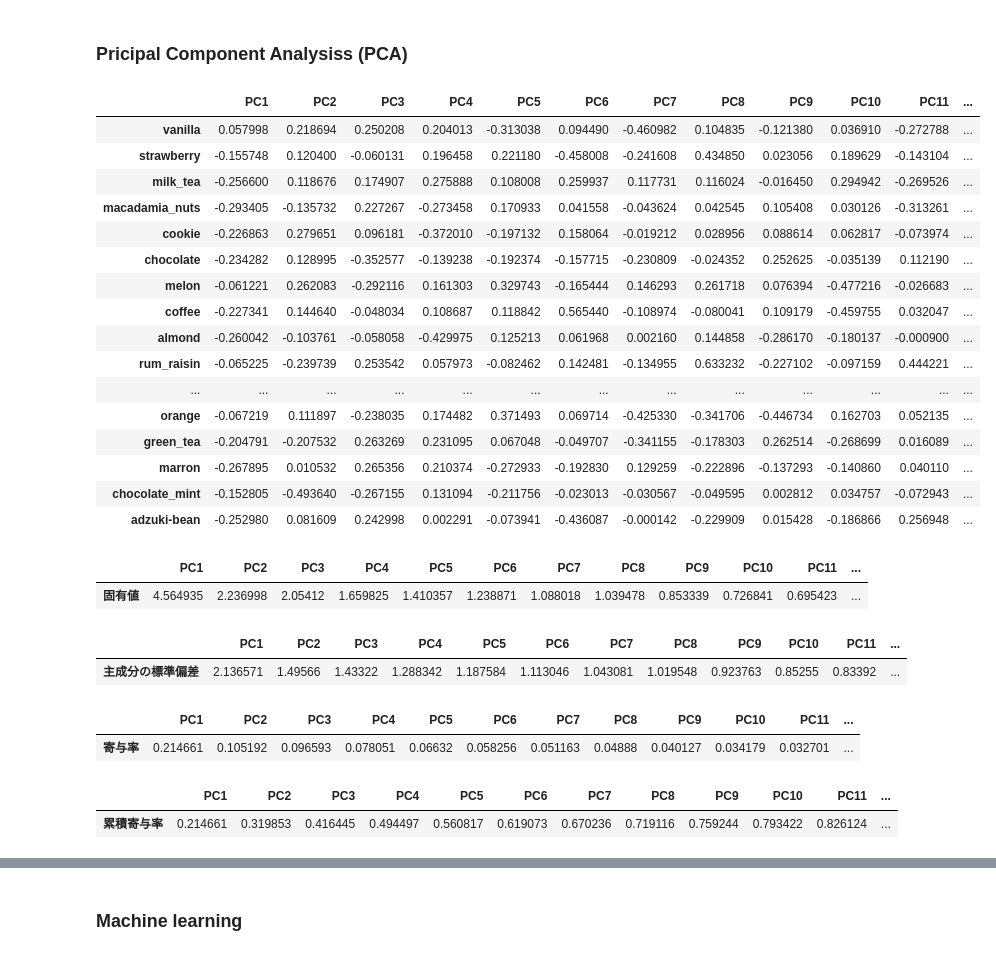
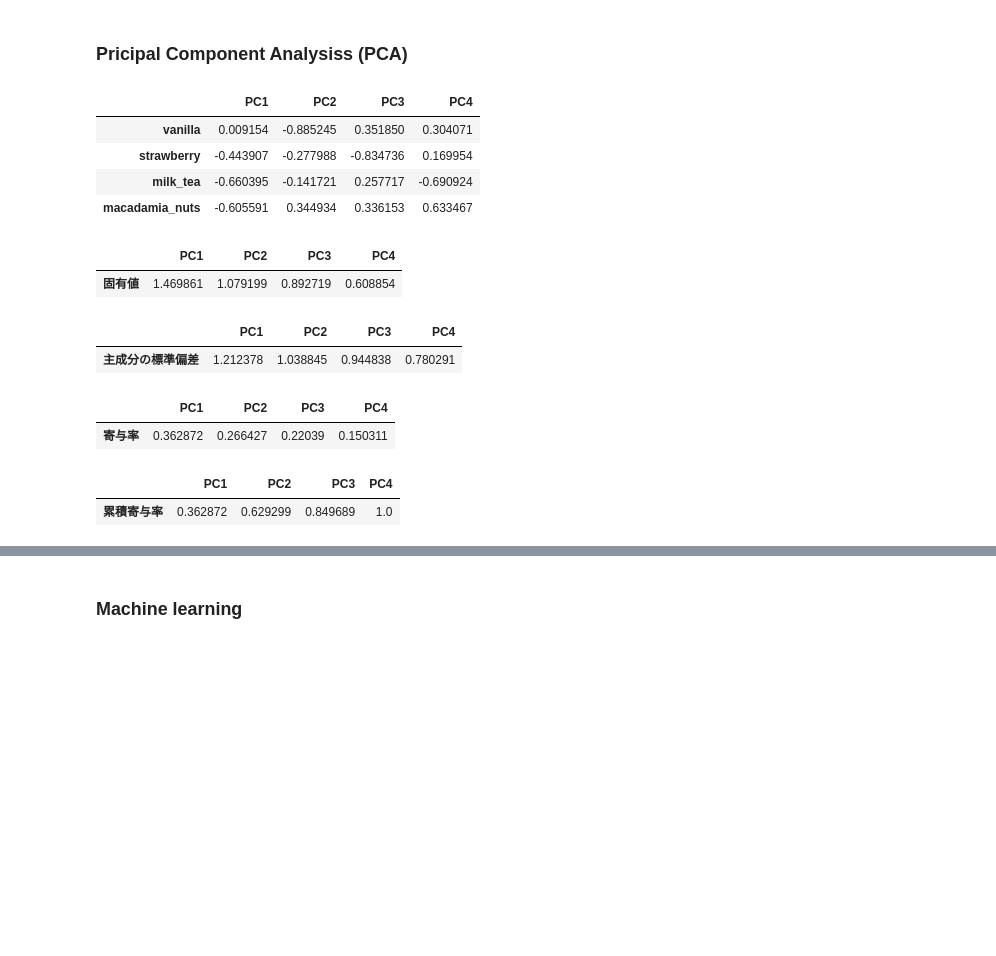
Before and after one commit to mae-commits/Statistics_study, a Jupyter notebook: Icecream_questionaire.ipynb, the cells around one changed output, grey strips where cells are left out. Saved outputs shown, nothing was run; the diff lists cells and outputs as text; code cells hidden in the pictures; blank space fills up the shorter version.

```diff
--- a/Icecream_questionaire.ipynb
+++ b/Icecream_questionaire.ipynb
@@ -44,3 +44,9 @@ array([[<Axes: title={'center': 'gender'}>,
         <Axes: title={'center': 'chocolate_mint'}>,
         <Axes: title={'center': 'adzuki-bean'}>]], dtype=object)
 [figure]
+# %%
+df['class'] = [0 if i == 1 else 1 for i in df['gender'].tolist()]
+color_codes = {0:'#0000FF', 1:'#FF0000'}
+colors = [color_codes[x] for x in df['class'].tolist()]
+
+plotting.scatter_matrix(df.dropna(axis=1)[df.columns[4:11]], figsize=(20,20), color=colors)
@@ -143,13 +168,13 @@ from sklearn.discriminant_analysis import QuadraticDiscriminantAnalysis as QDA #
 # Standardization
 
 std_sc = StandardScaler()
-std_sc.fit(df.iloc[:, 4:25])
-std_data = std_sc.transform(df.iloc[:, 4:25])
-std_data_df = pd.DataFrame(std_data, columns=df.columns[4:25])
+std_sc.fit(df.iloc[:, 4:8])
+std_data = std_sc.transform(df.iloc[:, 4:8])
+std_data_df = pd.DataFrame(std_data, columns=df.columns[4:8])
 # display(std_data_df)
 
 # Principal component analysis
-n_components = 20
+n_components = 4
 pca = PCA(n_components=n_components)
 pca.fit(std_data_df)
 
@@ -160,56 +185,44 @@ pca_cor = pca.transform(std_data_df)
 # pca.get_covariance()# Variance and Covariance matrix.
 # %%
 # Display the eigenvalue vector matrix.
-eig_vec = pd.DataFrame(pca.components_.T, index=df.columns[4:25], \
+eig_vec = pd.DataFrame(pca.components_.T, index=df.columns[4:8], \
     columns=["PC{}".format(x + 1) for x in range(n_components)])
 display(eig_vec)
 # %% [output]
-|  | PC1 | PC2 | PC3 | PC4 | PC5 | PC6 | PC7 | PC8 | PC9 | PC10 | PC11 | ... |
-| vanilla | 0.057998 | 0.218694 | 0.250208 | 0.204013 | -0.313038 | 0.094490 | -0.460982 | 0.104835 | -0.121380 | 0.036910 | -0.272788 | ... |
-| strawberry | -0.155748 | 0.120400 | -0.060131 | 0.196458 | 0.221180 | -0.458008 | -0.241608 | 0.434850 | 0.023056 | 0.189629 | -0.143104 | ... |
-| milk_tea | -0.256600 | 0.118676 | 0.174907 | 0.275888 | 0.108008 | 0.259937 | 0.117731 | 0.116024 | -0.016450 | 0.294942 | -0.269526 | ... |
-| macadamia_nuts | -0.293405 | -0.135732 | 0.227267 | -0.273458 | 0.170933 | 0.041558 | -0.043624 | 0.042545 | 0.105408 | 0.030126 | -0.313261 | ... |
-| cookie | -0.226863 | 0.279651 | 0.096181 | -0.372010 | -0.197132 | 0.158064 | -0.019212 | 0.028956 | 0.088614 | 0.062817 | -0.073974 | ... |
-| chocolate | -0.234282 | 0.128995 | -0.352577 | -0.139238 | -0.192374 | -0.157715 | -0.230809 | -0.024352 | 0.252625 | -0.035139 | 0.112190 | ... |
-| melon | -0.061221 | 0.262083 | -0.292116 | 0.161303 | 0.329743 | -0.165444 | 0.146293 | 0.261718 | 0.076394 | -0.477216 | -0.026683 | ... |
-| coffee | -0.227341 | 0.144640 | -0.048034 | 0.108687 | 0.118842 | 0.565440 | -0.108974 | -0.080041 | 0.109179 | -0.459755 | 0.032047 | ... |
-| almond | -0.260042 | -0.103761 | -0.058058 | -0.429975 | 0.125213 | 0.061968 | 0.002160 | 0.144858 | -0.286170 | -0.180137 | -0.000900 | ... |
-| rum_raisin | -0.065225 | -0.239739 | 0.253542 | 0.057973 | -0.082462 | 0.142481 | -0.134955 | 0.633232 | -0.227102 | -0.097159 | 0.444221 | ... |
-| ... | ... | ... | ... | ... | ... | ... | ... | ... | ... | ... | ... | ... |
-| orange | -0.067219 | 0.111897 | -0.238035 | 0.174482 | 0.371493 | 0.069714 | -0.425330 | -0.341706 | -0.446734 | 0.162703 | 0.052135 | ... |
-| green_tea | -0.204791 | -0.207532 | 0.263269 | 0.231095 | 0.067048 | -0.049707 | -0.341155 | -0.178303 | 0.262514 | -0.268699 | 0.016089 | ... |
-| marron | -0.267895 | 0.010532 | 0.265356 | 0.210374 | -0.272933 | -0.192830 | 0.129259 | -0.222896 | -0.137293 | -0.140860 | 0.040110 | ... |
-| chocolate_mint | -0.152805 | -0.493640 | -0.267155 | 0.131094 | -0.211756 | -0.023013 | -0.030567 | -0.049595 | 0.002812 | 0.034757 | -0.072943 | ... |
-| adzuki-bean | -0.252980 | 0.081609 | 0.242998 | 0.002291 | -0.073941 | -0.436087 | -0.000142 | -0.229909 | 0.015428 | -0.186866 | 0.256948 | ... |
+|  | PC1 | PC2 | PC3 | PC4 |
+| vanilla | 0.009154 | -0.885245 | 0.351850 | 0.304071 |
+| strawberry | -0.443907 | -0.277988 | -0.834736 | 0.169954 |
+| milk_tea | -0.660395 | -0.141721 | 0.257717 | -0.690924 |
+| macadamia_nuts | -0.605591 | 0.344934 | 0.336153 | 0.633467 |
 # %%
 # Eigenvalue
 eig = pd.DataFrame(pca.explained_variance_, index=["PC{}".format(x + 1) for x in range(n_components)], columns=['固有値']).T
 display(eig)
 # %% [output]
-|  | PC1 | PC2 | PC3 | PC4 | PC5 | PC6 | PC7 | PC8 | PC9 | PC10 | PC11 | ... |
-| 固有値 | 4.564935 | 2.236998 | 2.05412 | 1.659825 | 1.410357 | 1.238871 | 1.088018 | 1.039478 | 0.853339 | 0.726841 | 0.695423 | ... |
+|  | PC1 | PC2 | PC3 | PC4 |
+| 固有値 | 1.469861 | 1.079199 | 0.892719 | 0.608854 |
 # %%
 # Standard deviation of PCA.
 dv = np.sqrt(eig)
 dv = dv.rename(index={"固有値":"主成分の標準偏差"})
 display(dv)
 # %% [output]
-|  | PC1 | PC2 | PC3 | PC4 | PC5 | PC6 | PC7 | PC8 | PC9 | PC10 | PC11 | ... |
-| 主成分の標準偏差 | 2.136571 | 1.49566 | 1.43322 | 1.288342 | 1.187584 | 1.113046 | 1.043081 | 1.019548 | 0.923763 | 0.85255 | 0.83392 | ... |
+|  | PC1 | PC2 | PC3 | PC4 |
+| 主成分の標準偏差 | 1.212378 | 1.038845 | 0.944838 | 0.780291 |
 # %%
 # Contribution rate
 ev = pd.DataFrame(pca.explained_variance_ratio_, index=["PC{}".format(x + 1) for x in range(n_components)], columns=['寄与率']).T
 display(ev)
 # %% [output]
-|  | PC1 | PC2 | PC3 | PC4 | PC5 | PC6 | PC7 | PC8 | PC9 | PC10 | PC11 | ... |
-| 寄与率 | 0.214661 | 0.105192 | 0.096593 | 0.078051 | 0.06632 | 0.058256 | 0.051163 | 0.04888 | 0.040127 | 0.034179 | 0.032701 | ... |
+|  | PC1 | PC2 | PC3 | PC4 |
+| 寄与率 | 0.362872 | 0.266427 | 0.22039 | 0.150311 |
 # %%
 # Culmulated contribution rate
 t_ev = pd.DataFrame(pca.explained_variance_ratio_.cumsum(), index=["PC{}".format(x + 1) for x in range(n_components)], columns=['累積寄与率']).T
 display (t_ev)
 # %% [output]
-|  | PC1 | PC2 | PC3 | PC4 | PC5 | PC6 | PC7 | PC8 | PC9 | PC10 | PC11 | ... |
-| 累積寄与率 | 0.214661 | 0.319853 | 0.416445 | 0.494497 | 0.560817 | 0.619073 | 0.670236 | 0.719116 | 0.759244 | 0.793422 | 0.826124 | ... |
+|  | PC1 | PC2 | PC3 | PC4 |
+| 累積寄与率 | 0.362872 | 0.629299 | 0.849689 | 1.0 |
 # %%
 print('主成分得点')
 cor = pd.DataFrame(pca_cor, columns=["PC{}".format(x + 1) for x in range(n_components)])
```
Also changed, not shown: parts of 15 cells of this notebook.
